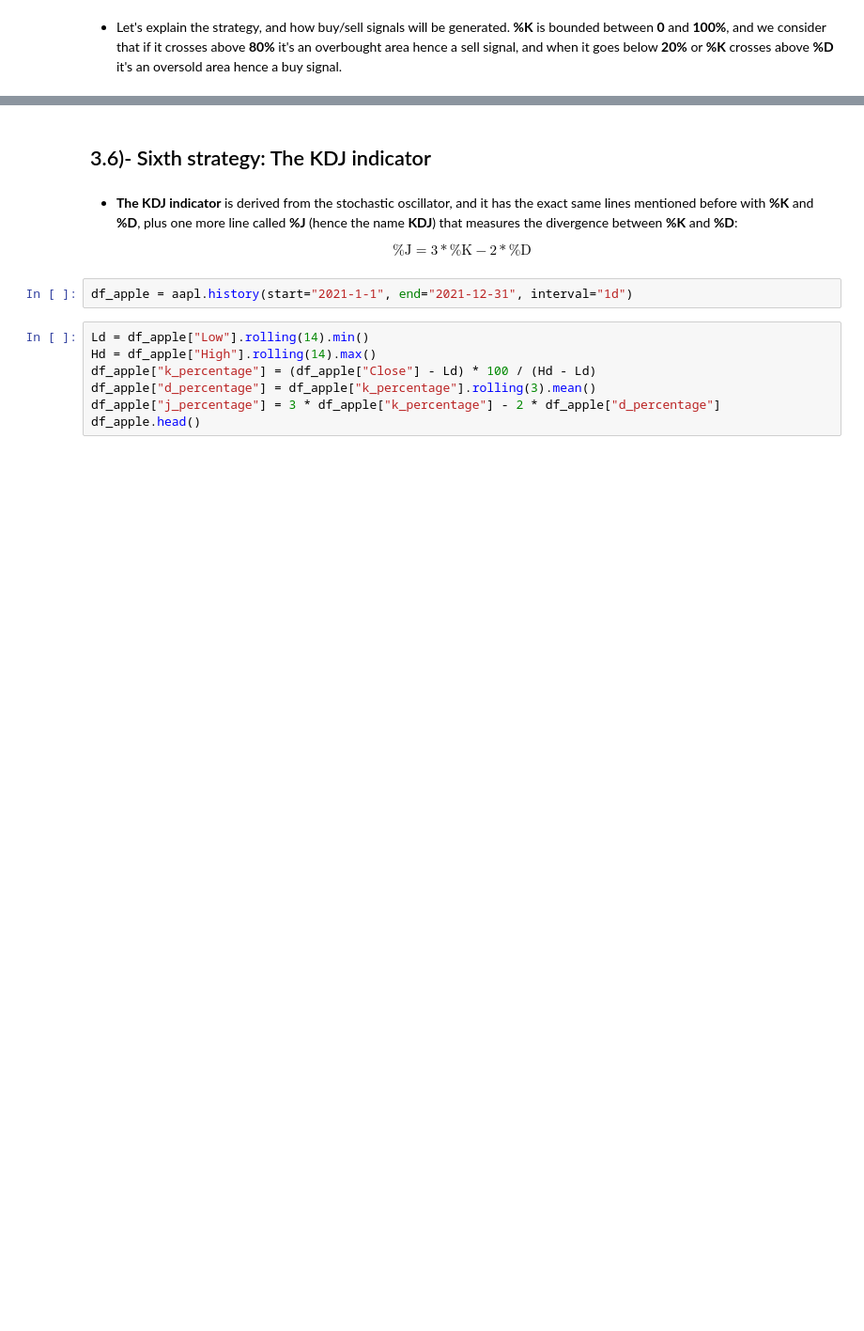
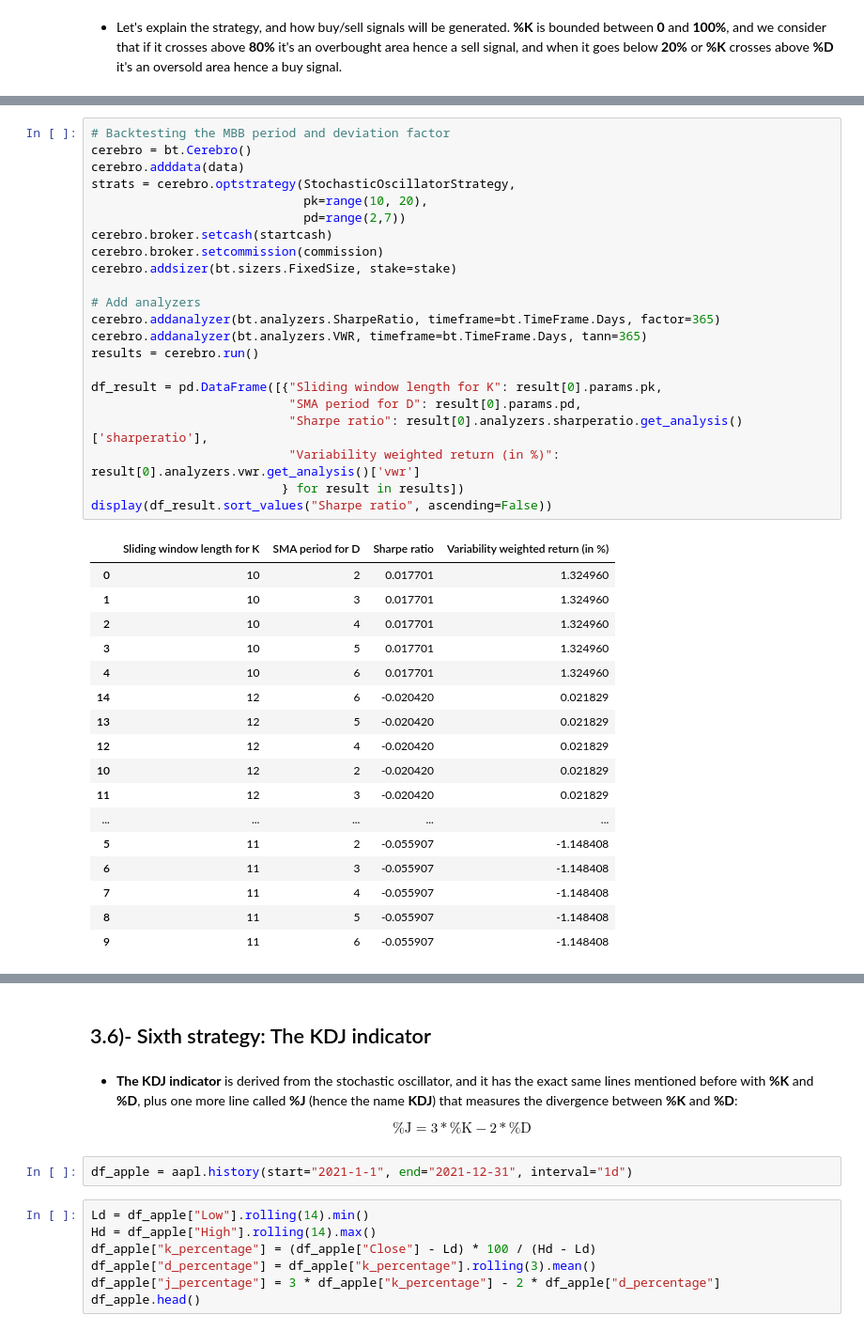
Before and after one commit to aahouzi/Stock-price-forecasting, a Jupyter notebook: notebooks/quantitative_trading_strategies.ipynb, the cells around one changed output, grey strips where cells are left out. Shown at 94% size. Saved outputs shown, nothing was run; the diff lists cells and outputs as text; blank space fills up the shorter version.

```diff
--- a/notebooks/quantitative_trading_strategies.ipynb
+++ b/notebooks/quantitative_trading_strategies.ipynb
@@ -642,0 +588,40 @@ plt.show()
+# %%
+# Backtesting the MBB period and deviation factor
+cerebro = bt.Cerebro()
+cerebro.adddata(data)
+strats = cerebro.optstrategy(StochasticOscillatorStrategy,
+                             pk=range(10, 20),
+                             pd=range(2,7))
+cerebro.broker.setcash(startcash)
+cerebro.broker.setcommission(commission)
+cerebro.addsizer(bt.sizers.FixedSize, stake=stake)
+
+# Add analyzers
+cerebro.addanalyzer(bt.analyzers.SharpeRatio, timeframe=bt.TimeFrame.Days, factor=365)
+cerebro.addanalyzer(bt.analyzers.VWR, timeframe=bt.TimeFrame.Days, tann=365)
+results = cerebro.run()
+
+df_result = pd.DataFrame([{"Sliding window length for K": result[0].params.pk,
+                           "SMA period for D": result[0].params.pd,
+                           "Sharpe ratio": result[0].analyzers.sharperatio.get_analysis()['sharperatio'],
+                           "Variability weighted return (in %)": result[0].analyzers.vwr.get_analysis()['vwr']
+                          } for result in results])
+display(df_result.sort_values("Sharpe ratio", ascending=False))
+# %% [output]
+|  | Sliding window length for K | SMA period for D | Sharpe ratio | Variability weighted return (in %) |
+| 0 | 10 | 2 | 0.017701 | 1.324960 |
+| 1 | 10 | 3 | 0.017701 | 1.324960 |
+| 2 | 10 | 4 | 0.017701 | 1.324960 |
+| 3 | 10 | 5 | 0.017701 | 1.324960 |
+| 4 | 10 | 6 | 0.017701 | 1.324960 |
+| 14 | 12 | 6 | -0.020420 | 0.021829 |
+| 13 | 12 | 5 | -0.020420 | 0.021829 |
+| 12 | 12 | 4 | -0.020420 | 0.021829 |
+| 10 | 12 | 2 | -0.020420 | 0.021829 |
+| 11 | 12 | 3 | -0.020420 | 0.021829 |
+| ... | ... | ... | ... | ... |
+| 5 | 11 | 2 | -0.055907 | -1.148408 |
+| 6 | 11 | 3 | -0.055907 | -1.148408 |
+| 7 | 11 | 4 | -0.055907 | -1.148408 |
+| 8 | 11 | 5 | -0.055907 | -1.148408 |
+| 9 | 11 | 6 | -0.055907 | -1.148408 |
```
Also changed, not shown: parts of 10 cells of this notebook.
